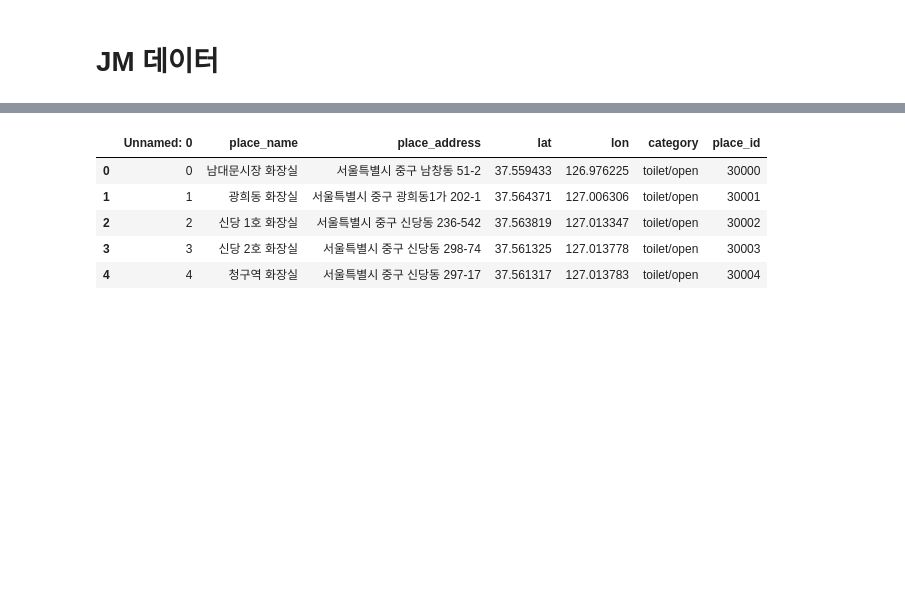
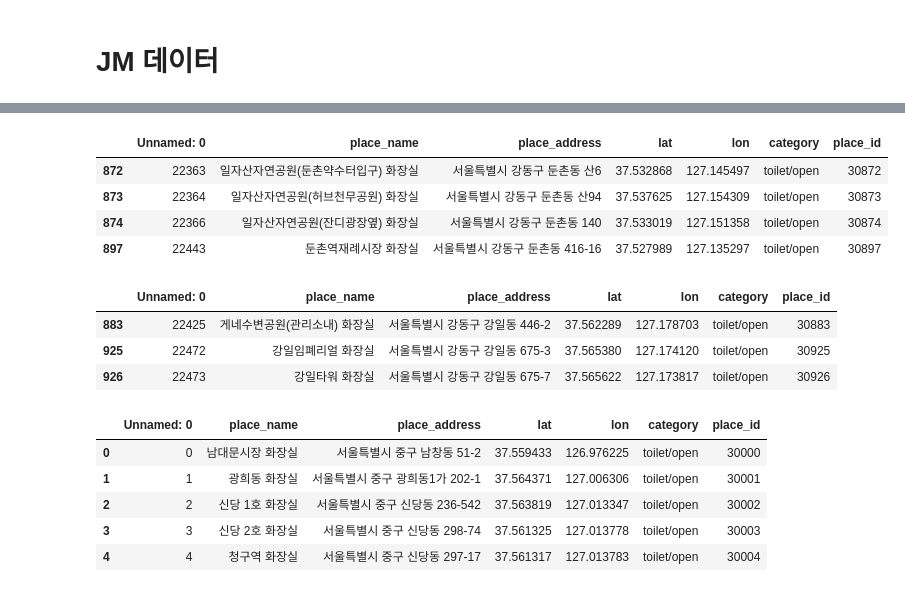
Before and after one commit to BigDataCampus/fresh, a Jupyter notebook: DataMakefile.ipynb, the cells around one changed output, grey strips where cells are left out. Cells and saved outputs as stored; diff of their text form; code cells hidden in the pictures; blank space fills up the shorter version.

```diff
--- a/DataMakefile.ipynb
+++ b/DataMakefile.ipynb
@@ -186,0 +202,23 @@ jm_seoul_toilets_facility  = pd.read_csv('seoul_toilets_facility.csv')
+# %%
+jm_seoul_toilets.loc[872,['place_address']] = '서울특별시 강동구 둔촌동 산6'
+# %%
+jm_seoul_toilets.loc[873,['place_address']] = '서울특별시 강동구 둔촌동 산94'
+# %%
+jm_seoul_toilets.loc[925,['place_address']] = '서울특별시 강동구 강일동 675-3'
+# %%
+jm_seoul_toilets.loc[926,['place_address']] = '서울특별시 강동구 강일동 675-7'
+# %%
+jm_seoul_toilets[jm_seoul_toilets.place_address.str.contains('둔촌동')]
+# %% [output]
+|  | Unnamed: 0 | place_name | place_address | lat | lon | category | place_id |
+| 872 | 22363 | 일자산자연공원(둔촌약수터입구) 화장실 | 서울특별시 강동구 둔촌동 산6 | 37.532868 | 127.145497 | toilet/open | 30872 |
+| 873 | 22364 | 일자산자연공원(허브천무공원) 화장실 | 서울특별시 강동구 둔촌동 산94 | 37.537625 | 127.154309 | toilet/open | 30873 |
+| 874 | 22366 | 일자산자연공원(잔디광장옆) 화장실 | 서울특별시 강동구 둔촌동 140 | 37.533019 | 127.151358 | toilet/open | 30874 |
+| 897 | 22443 | 둔촌역재례시장 화장실 | 서울특별시 강동구 둔촌동 416-16 | 37.527989 | 127.135297 | toilet/open | 30897 |
+# %%
+jm_seoul_toilets[jm_seoul_toilets.place_address.str.contains('강일동')]
+# %% [output]
+|  | Unnamed: 0 | place_name | place_address | lat | lon | category | place_id |
+| 883 | 22425 | 게네수변공원(관리소내) 화장실 | 서울특별시 강동구 강일동 446-2 | 37.562289 | 127.178703 | toilet/open | 30883 |
+| 925 | 22472 | 강일임폐리얼 화장실 | 서울특별시 강동구 강일동 675-3 | 37.565380 | 127.174120 | toilet/open | 30925 |
+| 926 | 22473 | 강일타워 화장실 | 서울특별시 강동구 강일동 675-7 | 37.565622 | 127.173817 | toilet/open | 30926 |
```
Also changed, not shown: parts of 8 cells of this notebook.
